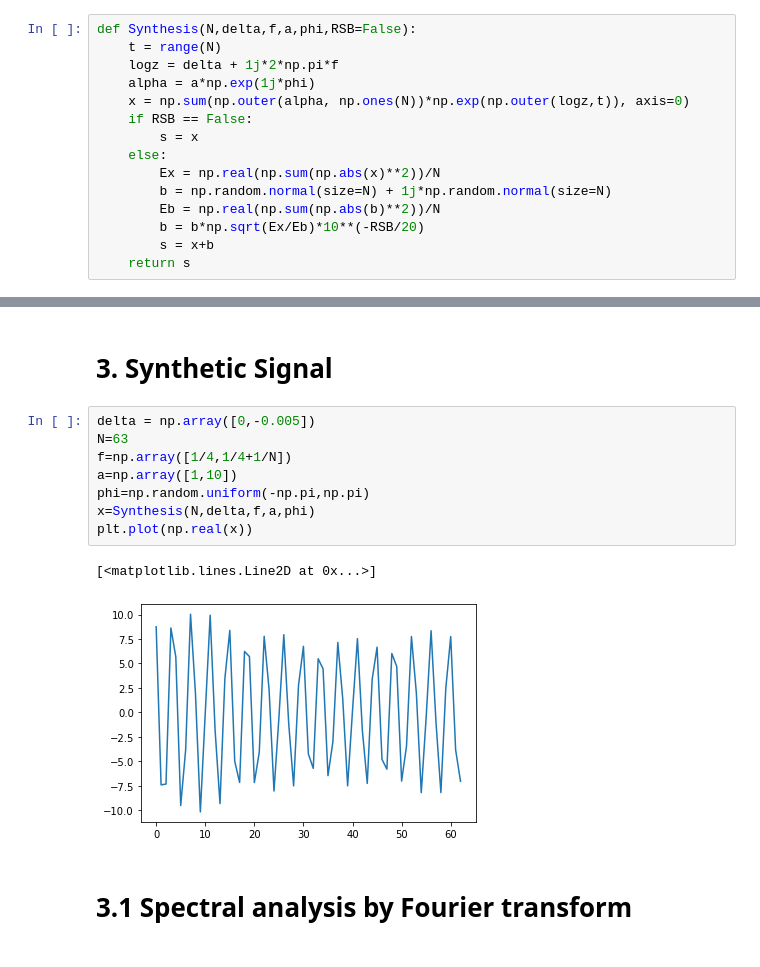
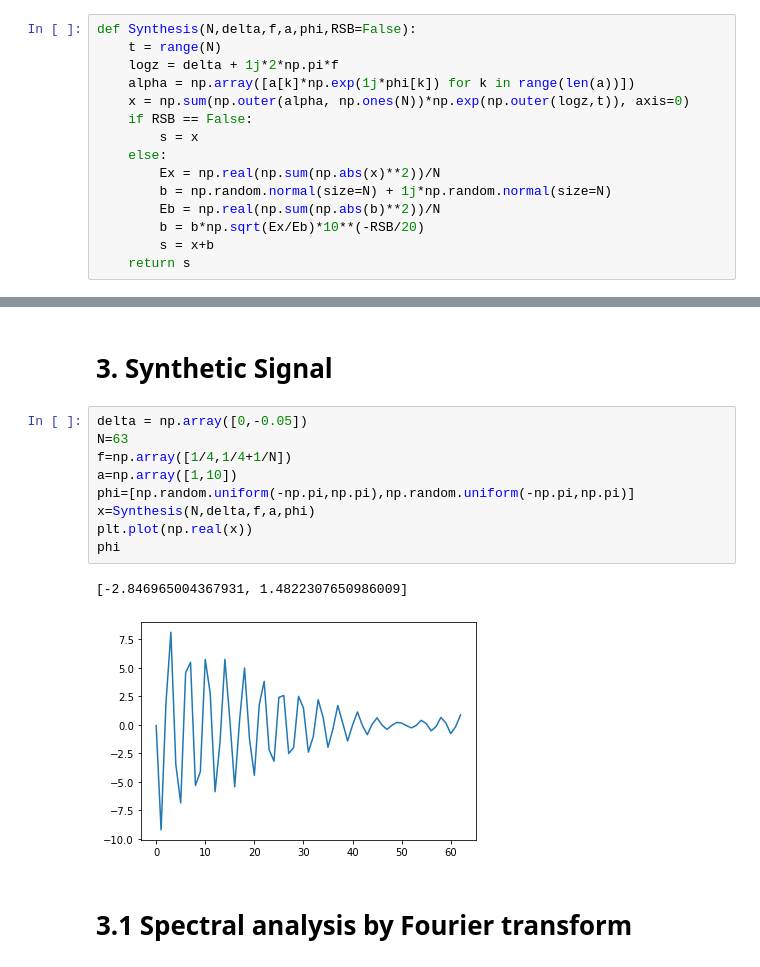
Before and after one commit to philux16/TP_High_Resolution_TSIA202b, a Jupyter notebook: Lab HR Python/template-TP-HR.ipynb, the cells around one changed output, grey strips where cells are left out. Saved outputs shown, nothing was run; the diff lists cells and outputs as text.

```diff
--- a/Lab HR Python/template-TP-HR.ipynb
+++ b/Lab HR Python/template-TP-HR.ipynb
@@ -50,7 +50,7 @@ def read_values(filename):
 def Synthesis(N,delta,f,a,phi,RSB=False):
     t = range(N)
     logz = delta + 1j*2*np.pi*f
-    alpha = a*np.exp(1j*phi)
+    alpha = np.array([a[k]*np.exp(1j*phi[k]) for k in range(len(a))])
     x = np.sum(np.outer(alpha, np.ones(N))*np.exp(np.outer(logz,t)), axis=0)
     if RSB == False:
         s = x
@@ -89,16 +89,17 @@ write('new_bell.wav', Fs, np.array(x.reshape(len_x), dtype=np.int16)) # to write
 # %% [markdown]
 # 3. Synthetic Signal
 # %%
-delta = np.array([0,-0.005])
+delta = np.array([0,-0.05])
 N=63
 f=np.array([1/4,1/4+1/N])
 a=np.array([1,10])
-phi=np.random.uniform(-np.pi,np.pi)
+phi=[np.random.uniform(-np.pi,np.pi),np.random.uniform(-np.pi,np.pi)]
 x=Synthesis(N,delta,f,a,phi)
 plt.plot(np.real(x))
+phi
 # %% [output]
-[<matplotlib.lines.Line2D at 0x...>]
+[-2.846965004367931, 1.4822307650986009]
-[figure, old version]
+[figure, new version]
 # %% [markdown]
 # 3.1 Spectral analysis by Fourier transform
 # %%
```
Also changed, not shown: parts of 16 cells of this notebook.
